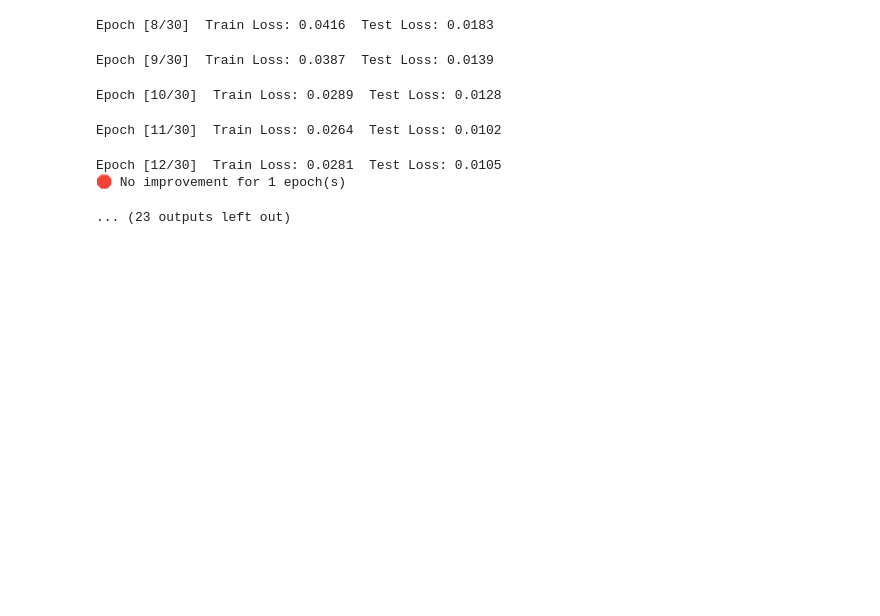
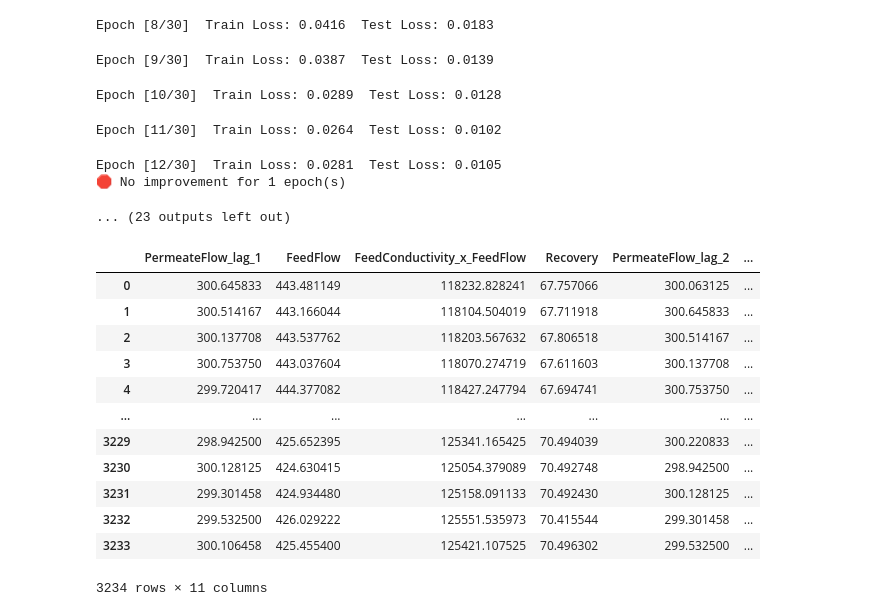
Before and after one commit to naruesornd/anomaly_detection_rca, a Jupyter notebook: notebook/test1.ipynb, the cells around one changed output. Drawn from its saved outputs; the diff is of its cells as text; code cells hidden in the pictures; blank space fills up the shorter version.

```diff
--- a/notebook/test1.ipynb
+++ b/notebook/test1.ipynb
@@ -143,0 +146,18 @@ lstm_model(dp, top_k_features, target)
+# %%
+df = pd.read_csv('../data/model_data/test_data_export_PermeateFlow.csv')
+# %%
+df
+# %% [output]
+|  | PermeateFlow_lag_1 | FeedFlow | FeedConductivity_x_FeedFlow | Recovery | PermeateFlow_lag_2 | ... |
+| 0 | 300.645833 | 443.481149 | 118232.828241 | 67.757066 | 300.063125 | ... |
+| 1 | 300.514167 | 443.166044 | 118104.504019 | 67.711918 | 300.645833 | ... |
+| 2 | 300.137708 | 443.537762 | 118203.567632 | 67.806518 | 300.514167 | ... |
+| 3 | 300.753750 | 443.037604 | 118070.274719 | 67.611603 | 300.137708 | ... |
+| 4 | 299.720417 | 444.377082 | 118427.247794 | 67.694741 | 300.753750 | ... |
+| ... | ... | ... | ... | ... | ... | ... |
+| 3229 | 298.942500 | 425.652395 | 125341.165425 | 70.494039 | 300.220833 | ... |
+| 3230 | 300.128125 | 424.630415 | 125054.379089 | 70.492748 | 298.942500 | ... |
+| 3231 | 299.301458 | 424.934480 | 125158.091133 | 70.492430 | 300.128125 | ... |
+| 3232 | 299.532500 | 426.029222 | 125551.535973 | 70.415544 | 299.301458 | ... |
+| 3233 | 300.106458 | 425.455400 | 125421.107525 | 70.496302 | 299.532500 | ... |
+3234 rows × 11 columns
```
Also changed, not shown: parts of 1 cell of this notebook, 26 other files.
